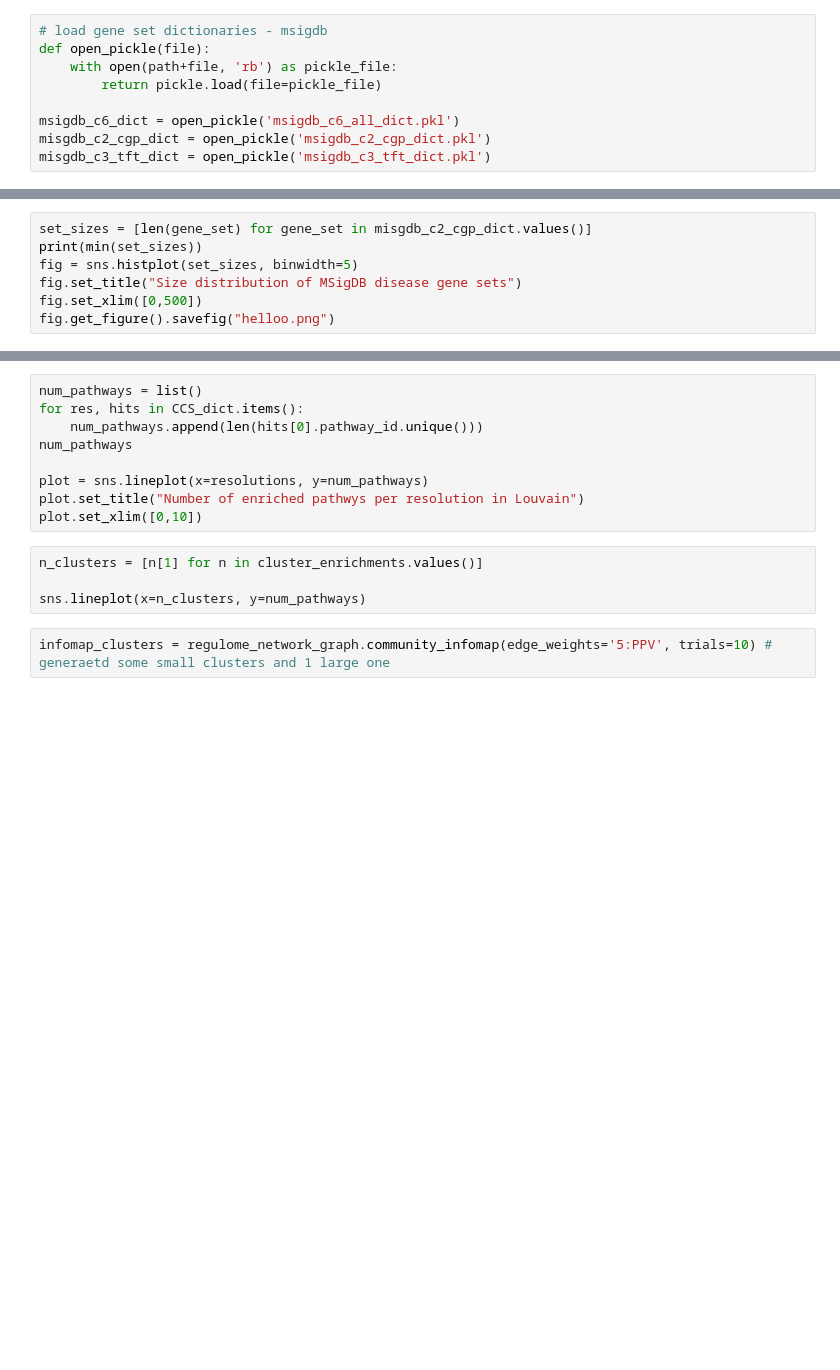
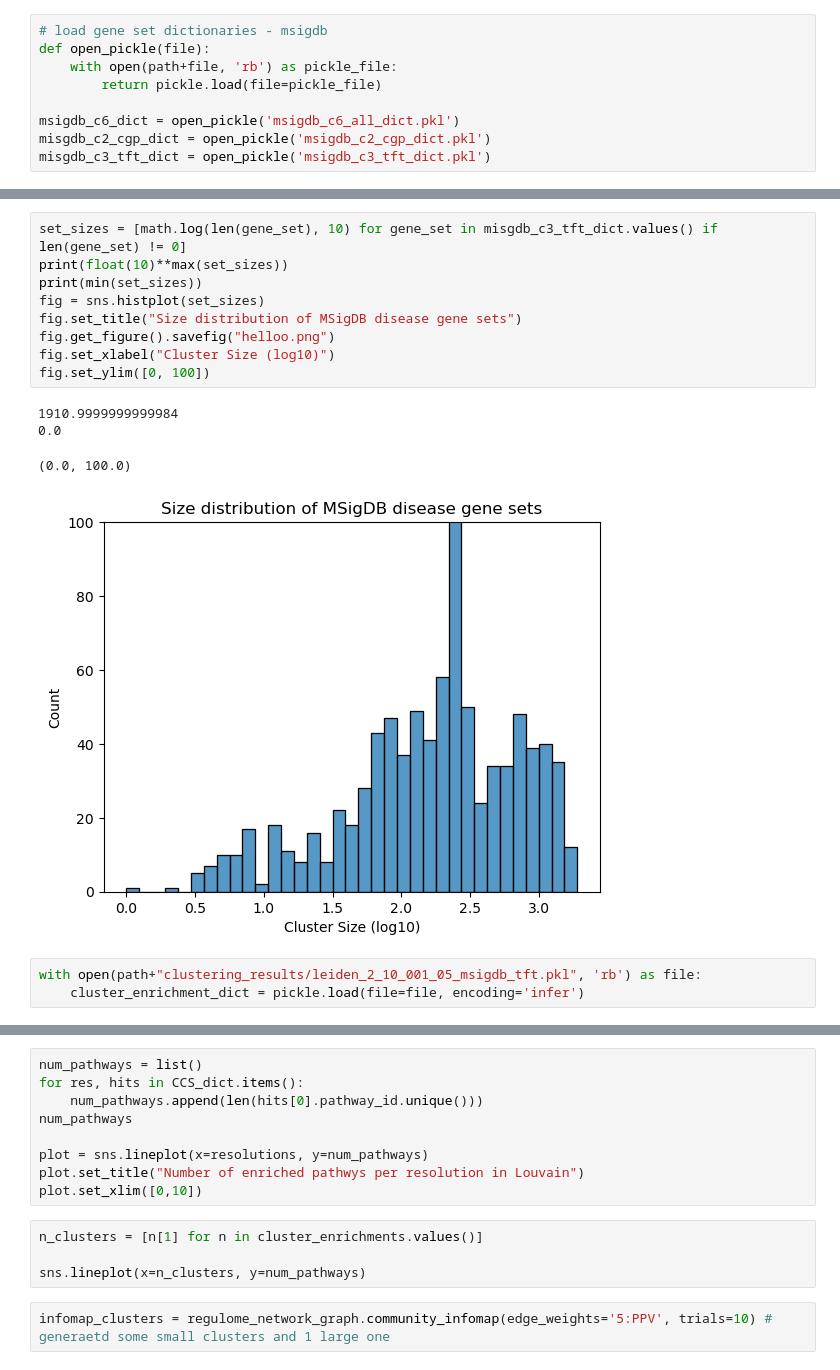
Before and after one commit to ViHoller/regulomeClustering, a Jupyter notebook: regulome_clustering.ipynb, the cells around one changed output, grey strips where cells are left out. Saved outputs shown, nothing was run; the diff lists cells and outputs as text; blank space fills up the shorter version.

```diff
--- a/regulome_clustering.ipynb
+++ b/regulome_clustering.ipynb
@@ -101,10 +150,20 @@ fig.savefig('./images/leiden_msigdbc3_1_10_005.png')
 # %%
-set_sizes = [len(gene_set) for gene_set in misgdb_c2_cgp_dict.values()]
+set_sizes = [math.log(len(gene_set), 10) for gene_set in misgdb_c3_tft_dict.values() if len(gene_set) != 0]
+print(float(10)**max(set_sizes))
 print(min(set_sizes))
-fig = sns.histplot(set_sizes, binwidth=5)
+fig = sns.histplot(set_sizes)
 fig.set_title("Size distribution of MSigDB disease gene sets")
-fig.set_xlim([0,500])
 fig.get_figure().savefig("helloo.png")
+fig.set_xlabel("Cluster Size (log10)")
+fig.set_ylim([0, 100])
+# %% [output]
+1910.9999999999984
+0.0
+(0.0, 100.0)
+[figure, added]
+# %%
+with open(path+"clustering_results/leiden_2_10_001_05_msigdb_tft.pkl", 'rb') as file:
+    cluster_enrichment_dict = pickle.load(file=file, encoding='infer')
 # %%
 CCS_dict = dict()
 threshold = 0.01
```
Also changed, not shown: parts of 11 cells of this notebook, 4 other files.
